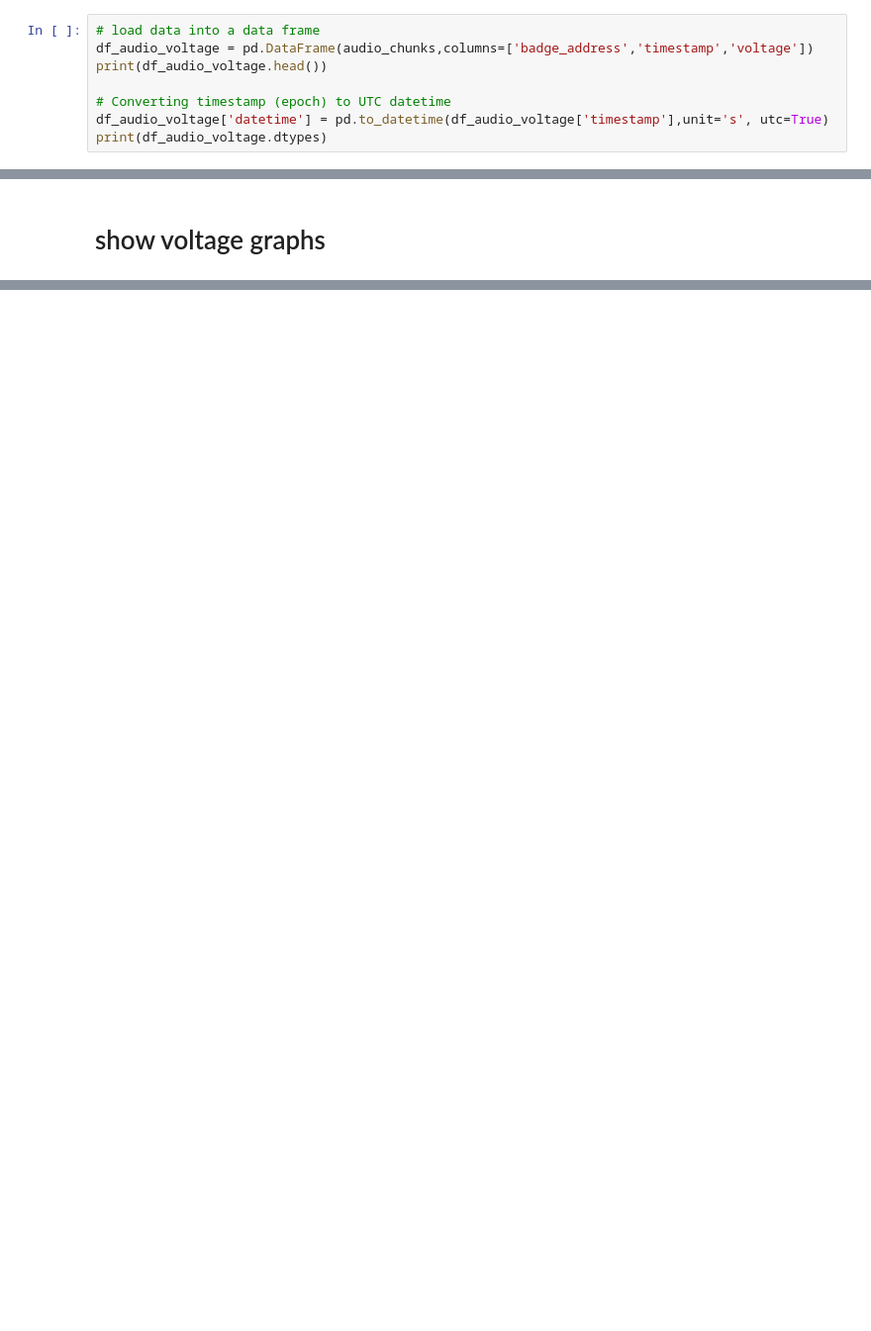
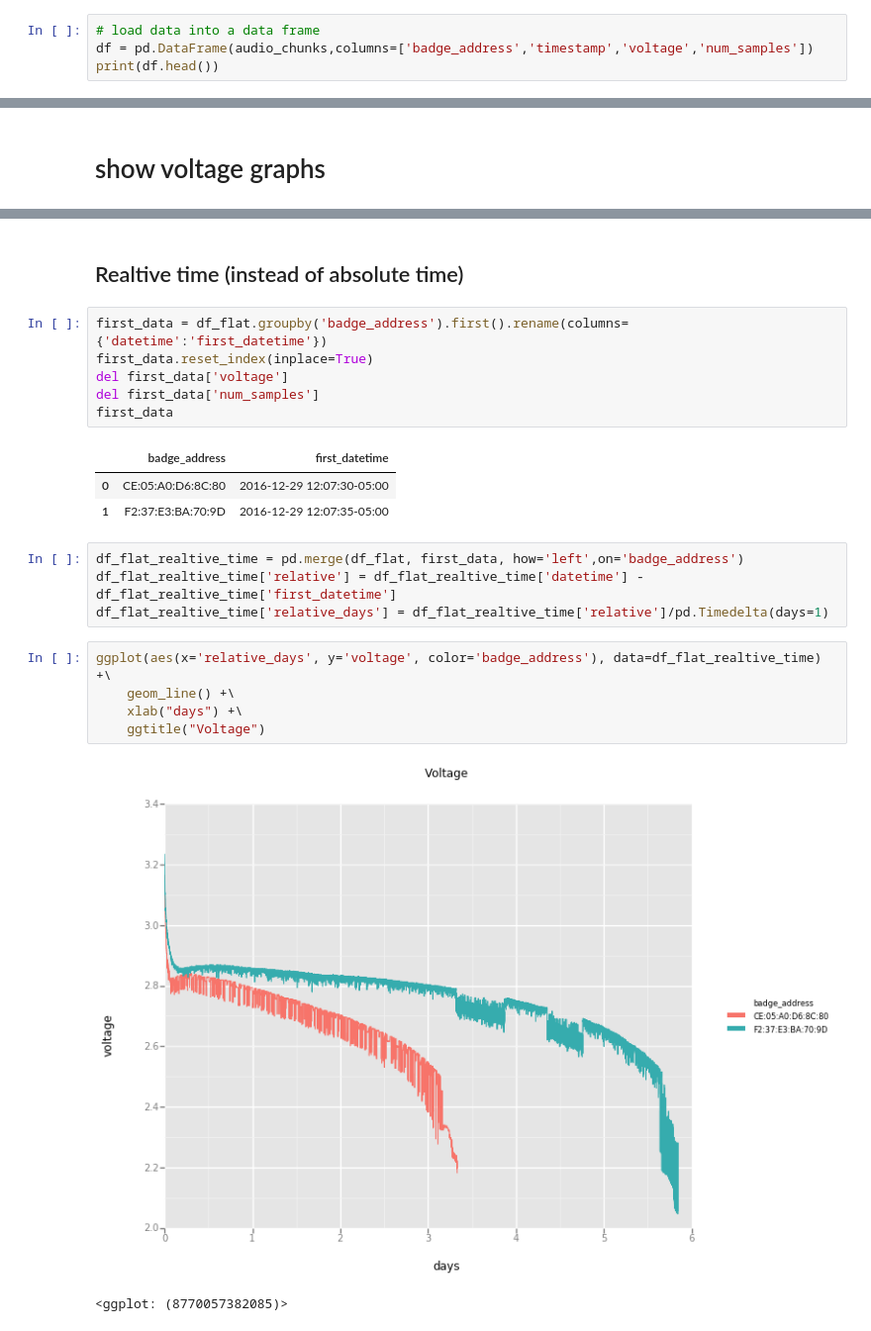
Before and after one commit to HumanDynamics/openbadge-analysis, a Jupyter notebook: examples/notebooks/plot_audio_voltage.ipynb, the cells around one changed output, grey strips where cells are left out. Shown: that part at 99% size. Cells and saved outputs as stored; diff of their text form; blank space fills up the shorter version.

```diff
--- a/examples/notebooks/plot_audio_voltage.ipynb
+++ b/examples/notebooks/plot_audio_voltage.ipynb
@@ -42,10 +45,6 @@ with gzip.open(filename, 'r') as f:
     audio_chunks = ob.load_audio_chunks_as_json_objects(f, log_version='2.0')
 # %%
 # load data into a data frame
-df_audio_voltage = pd.DataFrame(audio_chunks,columns=['badge_address','timestamp','voltage'])
-print(df_audio_voltage.head())
-
-# Converting timestamp (epoch) to UTC datetime
-df_audio_voltage['datetime'] = pd.to_datetime(df_audio_voltage['timestamp'],unit='s', utc=True)
-print(df_audio_voltage.dtypes)
+df = pd.DataFrame(audio_chunks,columns=['badge_address','timestamp','voltage','num_samples'])
+print(df.head())
 # %% [output]
@@ -209,0 +199,24 @@ ggplot(aes(x='datetime', y='voltage', color='badge_address'), data=df_flat) +\
+# %% [markdown]
+## Realtive time (instead of absolute time)
+# %%
+first_data = df_flat.groupby('badge_address').first().rename(columns={'datetime':'first_datetime'})
+first_data.reset_index(inplace=True)
+del first_data['voltage']
+del first_data['num_samples']
+first_data
+# %% [output]
+|  | badge_address | first_datetime |
+| 0 | CE:05:A0:D6:8C:80 | 2016-12-29 12:07:30-05:00 |
+| 1 | F2:37:E3:BA:70:9D | 2016-12-29 12:07:35-05:00 |
+# %%
+df_flat_realtive_time = pd.merge(df_flat, first_data, how='left',on='badge_address')
+df_flat_realtive_time['relative'] = df_flat_realtive_time['datetime'] - df_flat_realtive_time['first_datetime']
+df_flat_realtive_time['relative_days'] = df_flat_realtive_time['relative']/pd.Timedelta(days=1)
+# %%
+ggplot(aes(x='relative_days', y='voltage', color='badge_address'), data=df_flat_realtive_time) +\
+    geom_line() +\
+    xlab("days") +\
+    ggtitle("Voltage")
+# %% [output]
+[figure, added]
+<ggplot: (8770057382085)>
```
Also changed, not shown: parts of 18 cells of this notebook.
